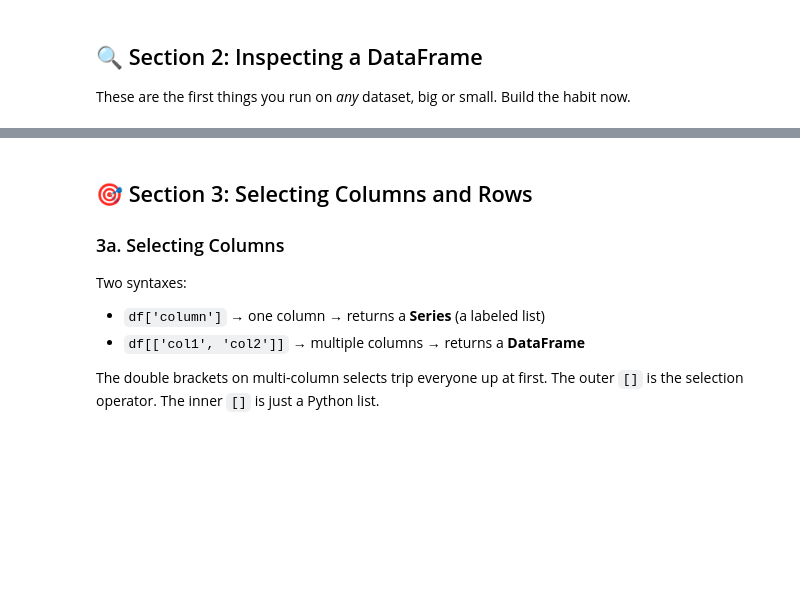
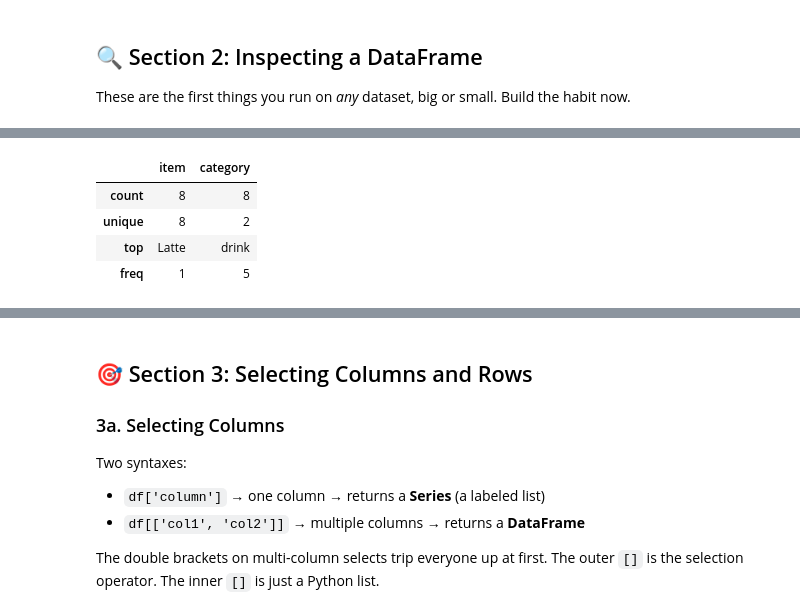
Before and after one commit to BrianCarela/Data-analytics-practice, a Jupyter notebook: 02_pandas_and_numpy/02_00_dataframes.ipynb, the cells around one changed output, grey strips where cells are left out. Cells and saved outputs as stored; diff of their text form; code cells hidden in the pictures; blank space fills up the shorter version.

```diff
--- a/02_pandas_and_numpy/02_00_dataframes.ipynb
+++ b/02_pandas_and_numpy/02_00_dataframes.ipynb
@@ -83,3 +121,12 @@ df.describe()
+# %%
+# Summary stats for text columns
+df.describe(include='object')
+# %% [output]
+|  | item | category |
+| count | 8 | 8 |
+| unique | 8 | 2 |
+| top | Latte | drink |
+| freq | 1 | 5 |
 # %%
 # First N rows (default 5)
 df.head(3)
```
Also changed, not shown: parts of 21 cells of this notebook.
